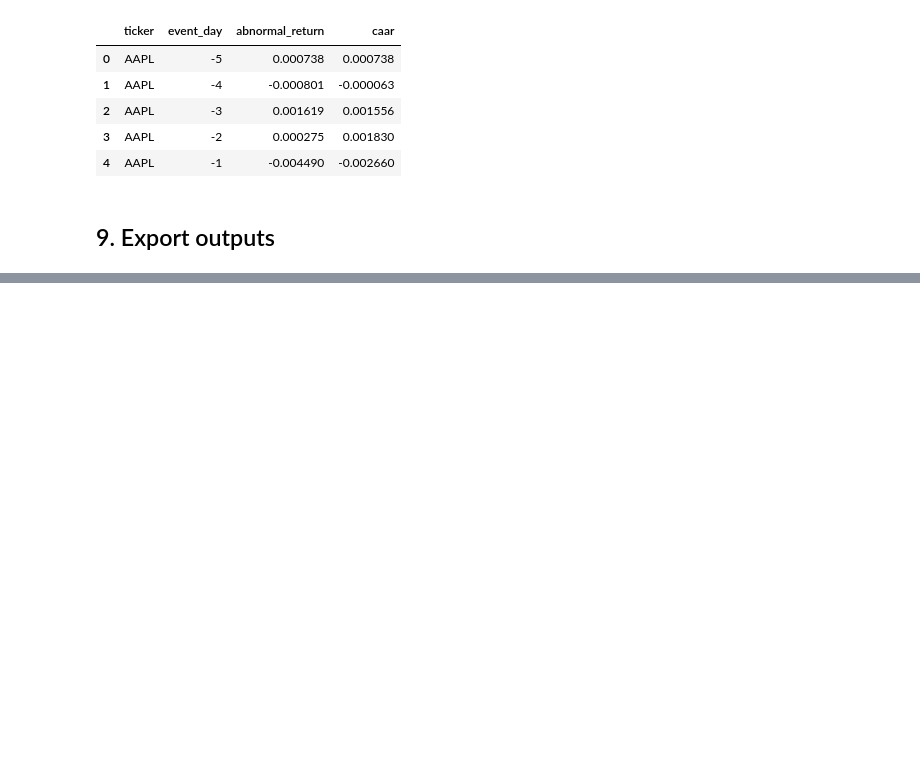
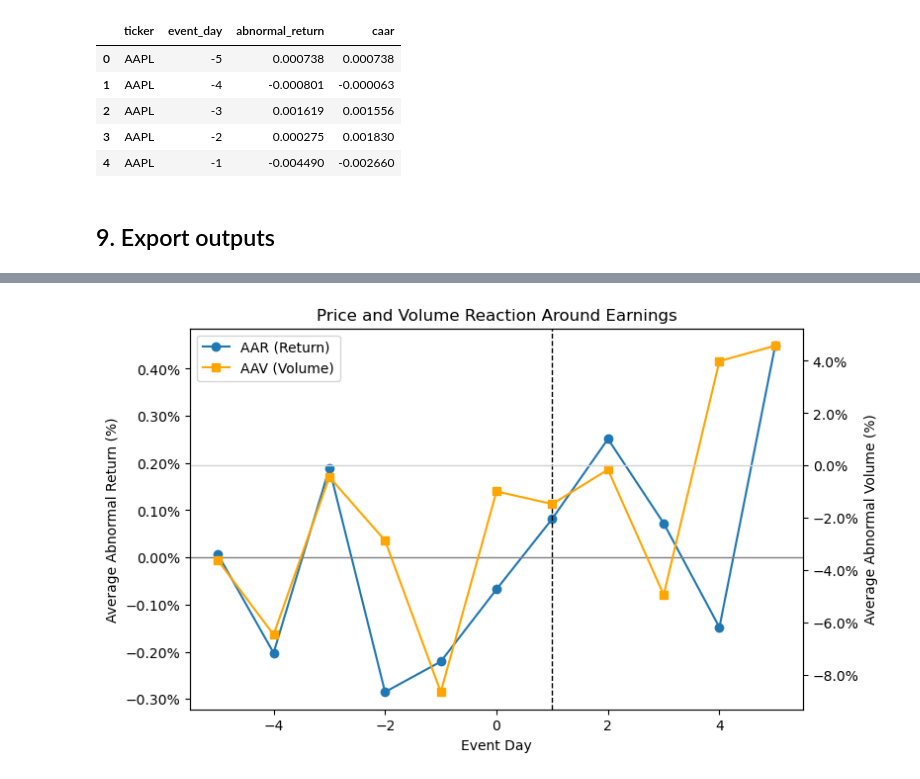
Before and after one commit to LuisParnellCook/VP_Analytics_East_West_repo, a Jupyter notebook: stock_prices_and_earnings_dates/Event Study/event_study_data.ipynb, the cells around one changed output, grey strips where cells are left out. Cells and saved outputs as stored; diff of their text form; code cells hidden in the pictures; blank space fills up the shorter version.

```diff
--- a/stock_prices_and_earnings_dates/Event Study/event_study_data.ipynb
+++ b/stock_prices_and_earnings_dates/Event Study/event_study_data.ipynb
@@ -569,0 +660,65 @@ ar_panel.to_csv("event_study_abnormal_returns_panel.csv", index=False)
+# %%
+# Keep only the earnings EVENT window
+ev = event_panel[event_panel["window"] == "event"].copy()
+
+# Average Abnormal Return (AAR) by event day (event window only)
+aar_s = (
+    ev.groupby("event_day")["abnormal_return"]
+      .mean()
+      .sort_index()
+)
+
+# Average Abnormal Volume (AAV) by event day (event window only)
+aav_s = (
+    ev.groupby("event_day")["abnormal_volume"]
+      .mean()
+      .sort_index()
+)
+# %%
+from matplotlib.ticker import PercentFormatter
+
+fig, ax1 = plt.subplots(figsize=(8,5))
+
+# --- PRICE: Average Abnormal Return (AAR) ---
+line1, = ax1.plot(
+    aar_s.index,
+    aar_s.values * 100,           # convert to %
+    marker="o",
+    color="tab:blue",
+    label="AAR (Return)"
+)
+
+ax1.set_xlabel("Event Day")
+ax1.set_ylabel("Average Abnormal Return (%)")
+ax1.yaxis.set_major_formatter(PercentFormatter())
+ax1.axhline(0, color="grey", linewidth=1)
+
+# Earnings reaction day (after market close announcement)
+ax1.axvline(1, linestyle="--", color="black", linewidth=1)
+
+# --- VOLUME: Average Abnormal Volume (AAV) ---
+ax2 = ax1.twinx()
+
+line2, = ax2.plot(
+    aav_s.index,
+    aav_s.values * 100,           # convert to %
+    marker="s",
+    color="orange",
+    label="AAV (Volume)"
+)
+
+ax2.set_ylabel("Average Abnormal Volume (%)")
+ax2.yaxis.set_major_formatter(PercentFormatter())
+ax2.axhline(0, color="lightgrey", linewidth=1)
+
+# --- Combined legend ---
+lines = [line1, line2]
+labels = [l.get_label() for l in lines]
+ax1.legend(lines, labels, loc="upper left")
+
+plt.title("Price and Volume Reaction Around Earnings")
+plt.savefig("price_and_trading_reaction_dual_axis.png", dpi=300, bbox_inches="tight")
+
+plt.show()
+# %% [output]
+[figure, added]
```
Also changed, not shown: parts of 19 cells of this notebook, 9 other files.
